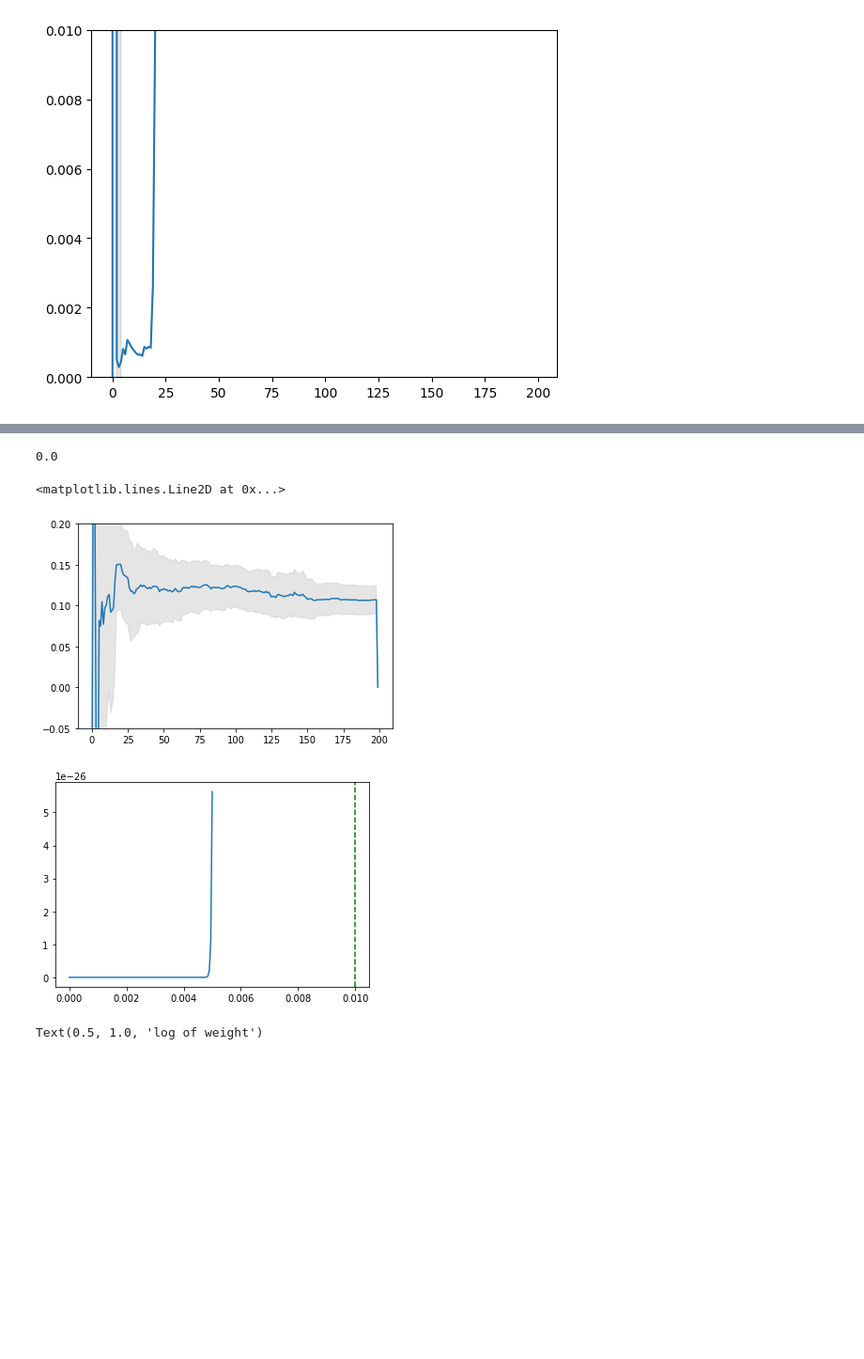
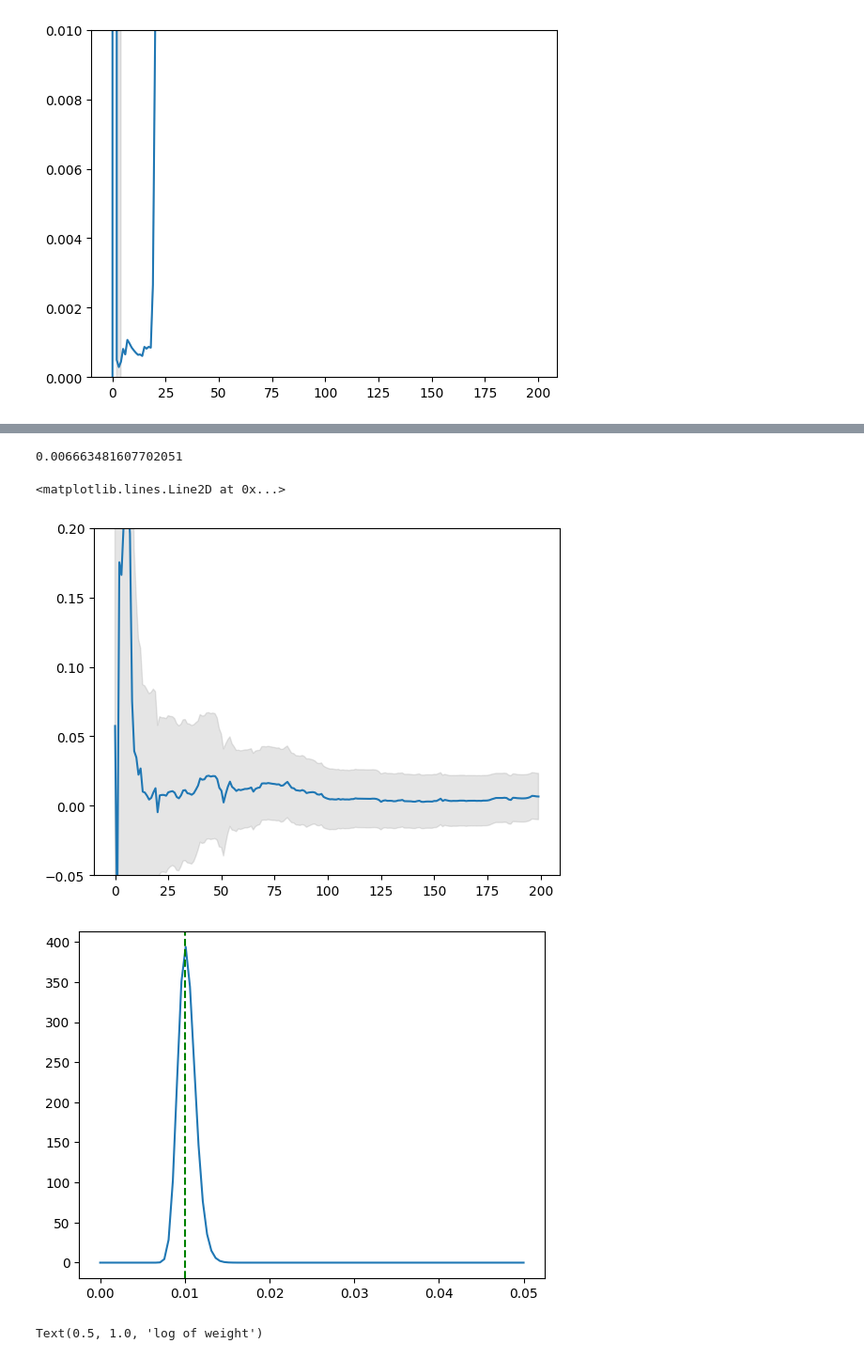
Before and after one commit to ShariceLiu/levy_simu, a Jupyter notebook: nD_levy_simulate.ipynb, the cells around one changed output, grey strips where cells are left out. Shown at 94% size. Cells and saved outputs as stored; diff of their text form; code cells hidden in the pictures; blank space fills up the shorter version.

```diff
--- a/nD_levy_simulate.ipynb
+++ b/nD_levy_simulate.ipynb
@@ -914,6 +910,8 @@ def sampling_latent_variables_para(delta_t, sigma_w, alpha, s_n, m_n):
 
     S_delta_t = s_c_dt + alpha/(2-alpha)*c**(1-2/alpha)*Q_delta_t # C_e
 
+    S_delta_t = s_n/sigma_w**2
+    m_c_dt = m_n
 
 
     m12 = -(np.exp(-delta_t*l)-1)/l
@@ -986,9 +984,9 @@ def single_ite_particle_filtering_para(y_n, m_n, s_n, log_weight_p, mu_p, P_p, s
         E_ns[p,n] = -(y_n-y_hat_n_prev_n).T*np.linalg.inv(sigma_n_prev_n)*(y_n-y_hat_n_prev_n)/2
         beta_w_post_p = beta_w - sum(E_ns[p,:])
 #         import pdb;pdb.set_trace()
-        log_like = -0.5*np.log(np.linalg.det(sigma_n_prev_n))-(alpha_w+n/2)*np.log(beta_w_post_p)\
-                    +(alpha_w+n/2-1/2)*np.log(beta_w - sum(E_ns[p,:n]))+\
-                    scipy.special.loggamma(n/2+alpha_w)-scipy.special.loggamma(n/2+alpha_w-1/2) # -2/2*np.log(2*np.pi)
+        log_like = -0.5*np.log(np.linalg.det(sigma_n_prev_n))-(alpha_w+n*2/2)*np.log(beta_w_post_p)\
+                    +((n-1)*2/2+alpha_w)*np.log(beta_w - sum(E_ns[p,:n]))+\
+                    scipy.special.loggamma(n*2/2+alpha_w)-scipy.special.loggamma((n-1)*2/2+alpha_w) # -2/2*np.log(2*np.pi)
 
         # normalise weights
         # log_like = -(y_n-y_hat_n_prev_n).T*np.linalg.inv(sigma_n_prev_n)*(y_n-y_hat_n_prev_n)/2-0.5*np.log(np.linalg.det(sigma_n_prev_n))-2/2*np.log(2*np.pi)
@@ -1010,7 +1008,7 @@ def single_ite_particle_filtering_para(y_n, m_n, s_n, log_weight_p, mu_p, P_p, s
 n_mus = []
 n_Ps = []
 n_ws = []
-num_particles = 50
+num_particles = 1
 
 # initialize x
 mu_p_1 = np.matrix(np.zeros(6)).T
@@ -1094,8 +1092,8 @@ print(average[-1,4],average[-1,5])
 # plot posterior of sigma
 # step 1: get beta from E
 betas = np.zeros(N)
-alpha = alpha_w + N/2
-xs = np.linspace(0.0,0.005,100)
+alpha = alpha_w + N
+xs = np.linspace(0.0,sigma_w**2*5,100)
 fxs = 0
 for p in range(num_particles):
     betas[p] = beta_w - sum(E_ns[p,:])
@@ -1255,8 +1253,8 @@ def sampling_latent_variables_para1d(delta_t, sigma_w, alpha, s_n, m_n):
     S_delta_t = sigma_w**2*s_c_dt + alpha/(2-alpha)*c**(1-2/alpha)*Q_delta_t # C_e
     # S_delta_t /= sigma_w**2
 
-    # S_delta_t = s_n/sigma_w**2
-    # m_c_dt = m_n
+    S_delta_t = s_n[2:,2:]
+    m_c_dt = m_n[2:]
 
     # centering term
     c1 = -(1-np.exp(-l*delta_t))/l**2 + delta_t/l
@@ -1318,7 +1316,7 @@ def single_ite_particle_filtering_para1d(y_n, m_n, s_n, log_weight_p, mu_p, P_p,
         E_ns[p,n] = -(y_n-y_hat_n_prev_n).T*np.linalg.inv(sigma_y_norm)*(y_n-y_hat_n_prev_n)/2
         beta_w_post_p = beta_w - sum(E_ns[p,:])
         # import pdb;pdb.set_trace()
-        log_like = -2/2*np.log(2*np.pi)-0.5*np.log(np.linalg.det(sigma_y_norm))-(alpha_w+n/2)*np.log(beta_w_post_p)\
+        log_like = -1/2*np.log(2*np.pi)-0.5*np.log(np.linalg.det(sigma_y_norm))-(alpha_w+n/2)*np.log(beta_w_post_p)\
                     +(alpha_w+n/2-1/2)*np.log(beta_w - sum(E_ns[p,:n]))+\
                     scipy.special.loggamma(n/2+alpha_w)-scipy.special.loggamma(n/2+alpha_w-1/2)
 
@@ -1341,7 +1339,7 @@ def single_ite_particle_filtering_para1d(y_n, m_n, s_n, log_weight_p, mu_p, P_p,
 n_mus = []
 n_Ps = []
 n_ws = []
-num_particles = 50
+num_particles = 1
 
 # initialize x
 mu_p_1 = np.matrix(np.zeros(3)).T
@@ -1351,6 +1349,8 @@ P_p = [np.matrix(np.identity(3))*100]*num_particles
 log_weight_p = np.log(np.ones(num_particles)*(1/num_particles))
 
 E_ns = np.zeros((num_particles, N+1)) # store exp likelihood of y
+
+y_ns = y_ns[:,1]
 
 for n in range(N):
 #     y_n = np.matrix(np.zeros(8)).T
@@ -1377,44 +1377,44 @@ average = np.zeros((N, 3))
 std3 = np.zeros((N, 3))
 avg_P = np.zeros((N, 3, 3))
 
-for i in range(N-1):
+for i in range(N):
     for d in range(3):
         average[i,d]=np.dot(np.array(n_mus[i,:,d,:].T)[0], np.exp(n_ws[i,:]))
         for j in range(3):
             avg_P[i,d,j] = np.dot(np.array(n_Ps[i,:,d,j].T), np.exp(n_ws[i,:]))+\
             np.dot((np.array(n_mus[i,:,d,:].T)[0]-average[i,d])*(np.array(n_mus[i,:,j,:].T)[0]-average[i,j]), np.exp(n_ws[i,:]))
 
         std3[i,d]=np.sqrt(avg_P[i,d,d])*3
 
 # plot error region
 dim = 2
 plt.figure()
 plt.fill_between(range(N),average[:,dim] - std3[:,dim], average[:,dim] + std3[:,dim],
                  color='gray', alpha=0.2)
 plt.ylim([-0.05,0.2])
 plt.plot(average[:,dim])
 
 # plt.legend(['mu 1','mu 2'])
 # plt.savefig('Langevin_nonzero_mus_fixjump.png')
 print(average[-1,2])
 
 betas = np.zeros(N)
 alpha = alpha_w + N/2
-xs = np.linspace(0.0,0.005,100)
+xs = np.linspace(0.0,sigma_w**2*5,100)
 fxs = 0
 for p in range(num_particles):
     betas[p] = beta_w - sum(E_ns[p,:])
     x_beta = xs/betas[p]
-    pdf = invgamma.pdf(x_beta, alpha)/betas[p]*np.exp(n_ws[-2,p])
+    pdf = invgamma.pdf(x_beta, alpha)/betas[p]*np.exp(n_ws[-1,p])
     fxs += pdf
 plt.figure()
 plt.plot(xs, fxs)
 plt.axvline(x = sigma_w**2, color = 'g', label = 'true sigma',linestyle='dashed',)
 # %% [output]
-0.0
+0.006663481607702051
 <matplotlib.lines.Line2D at 0x...>
-[figure, old version]
+[figure, new version]
-[figure, old version]
+[figure, new version]
 # %%
 plt.plot(n_ws[])
 # %%
```
Also changed, not shown: parts of 6 cells of this notebook, 14 other files.
